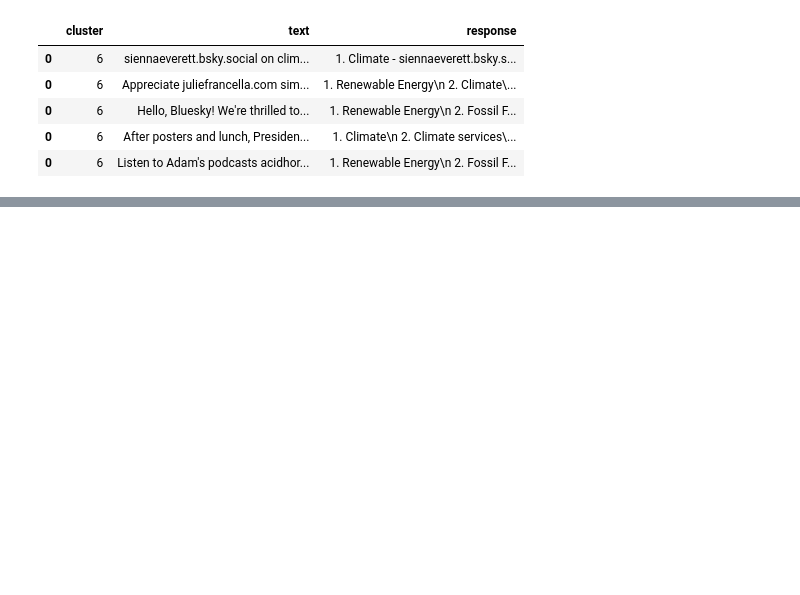
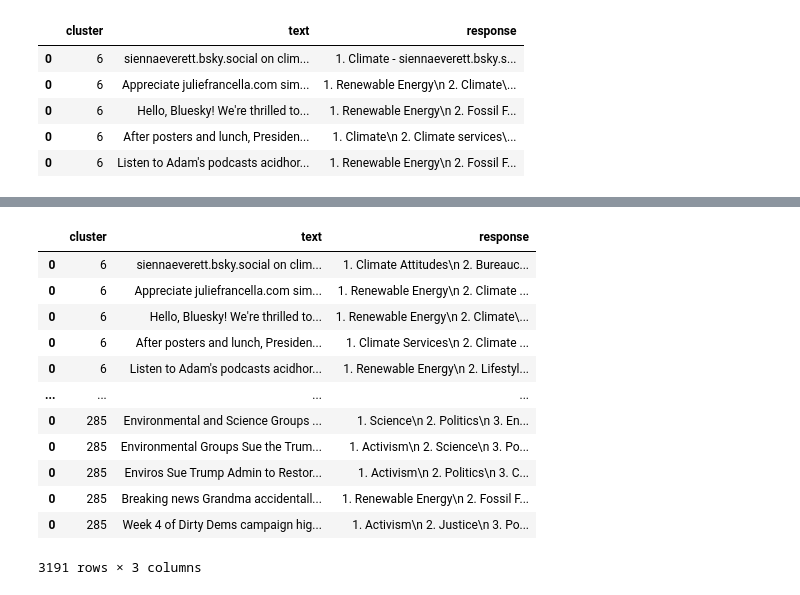
Before and after one commit to TobiasMichelsen/Climate-Discourse-on-Bluesky---Bachelor-Project, a Jupyter notebook: EDA/LLMEDA/llmEDA.ipynb, the cells around one changed output, grey strips where cells are left out. Cells and saved outputs as stored; diff of their text form; code cells hidden in the pictures; blank space fills up the shorter version.

Commit message:
LLM scripts

```diff
--- a/EDA/LLMEDA/llmEDA.ipynb
+++ b/EDA/LLMEDA/llmEDA.ipynb
@@ -40,0 +137,23 @@ Appreciate juliefrancella.com simonmoyasmith.bsky.social appear johnfugelsang.bs
+# %%
+#One script to rule them all
+df = pd.read_pickle("LLM_df_few_shot.pkl")
+cluster_topic_counts = defaultdict(Counter)
+
+for i in df.cluster.unique():
+    df_cl = df[df.cluster == i]
+    for j in range(df_cl.shape[0]):
+        row = df_cl.iloc[j]
+        output = row.response.split("\n")
+        first = output[0]
+        first_list = first.split(" ")
+        try:
+            topic = first_list[1]
+        except:
+            continue
+        cluster_topic_counts[int(i)][topic] += 1
+
+df_summary = pd.DataFrame.from_dict(cluster_topic_counts, orient='index').fillna(0).astype(int)
+df_summary['prediction'] = df_summary.idxmax(axis=1)
+df_summary = df_summary[['prediction'] + [col for col in df_summary.columns if col != 'prediction']]
+print(df_summary.head())
+df_summary.groupby("prediction").size()
@@ -40,0 +185,16 @@ Appreciate juliefrancella.com simonmoyasmith.bsky.social appear johnfugelsang.bs
+# %%
+df
+# %% [output]
+|  | cluster | text | response |
+| 0 | 6 | siennaeverett.bsky.social on clim... | 1. Climate Attitudes\n 2. Bureauc... |
+| 0 | 6 | Appreciate juliefrancella.com sim... | 1. Renewable Energy\n 2. Climate ... |
+| 0 | 6 | Hello, Bluesky! We're thrilled to... | 1. Renewable Energy\n 2. Climate\... |
+| 0 | 6 | After posters and lunch, Presiden... | 1. Climate Services\n 2. Climate ... |
+| 0 | 6 | Listen to Adam's podcasts acidhor... | 1. Renewable Energy\n 2. Lifestyl... |
+| ... | ... | ... | ... |
+| 0 | 285 | Environmental and Science Groups ... | 1. Science\n 2. Politics\n 3. En... |
+| 0 | 285 | Environmental Groups Sue the Trum... | 1. Activism\n 2. Science\n 3. Po... |
+| 0 | 285 | Enviros Sue Trump Admin to Restor... | 1. Activism\n 2. Politics\n 3. C... |
+| 0 | 285 | Breaking news Grandma accidentall... | 1. Renewable Energy\n 2. Fossil F... |
+| 0 | 285 | Week 4 of Dirty Dems campaign hig... | 1. Activism\n 2. Justice\n 3. Po... |
+3191 rows × 3 columns
```
Also changed, not shown: parts of 12 cells of this notebook, 6 other files.
